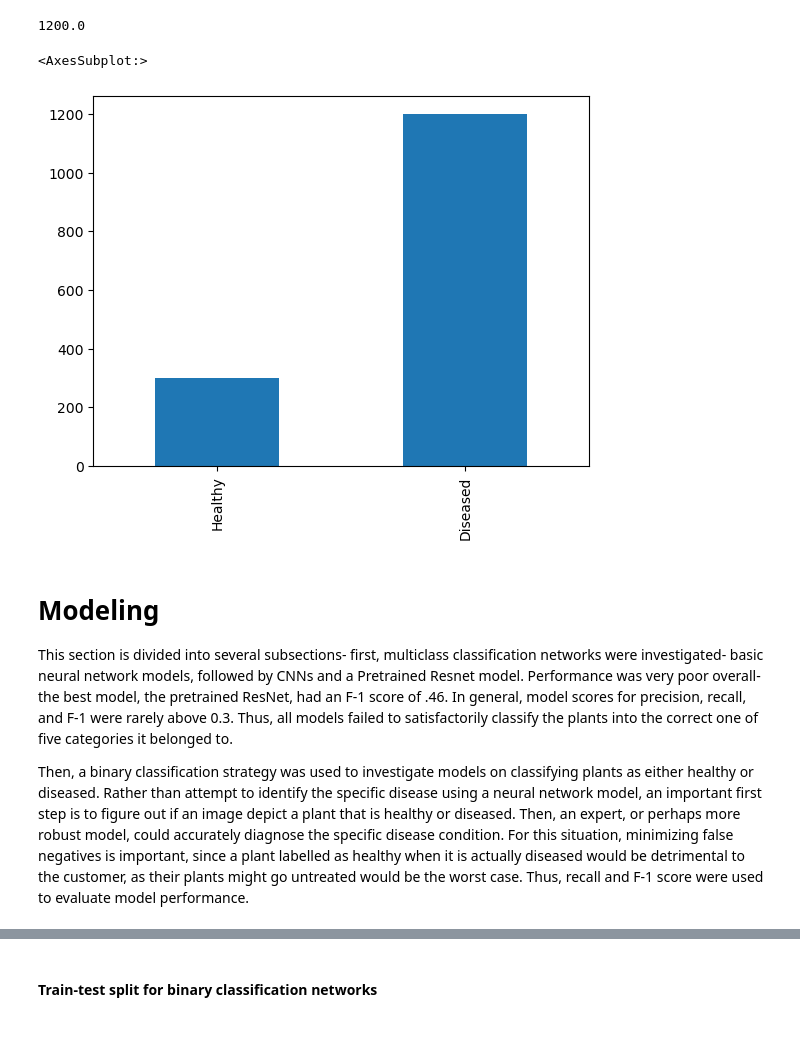
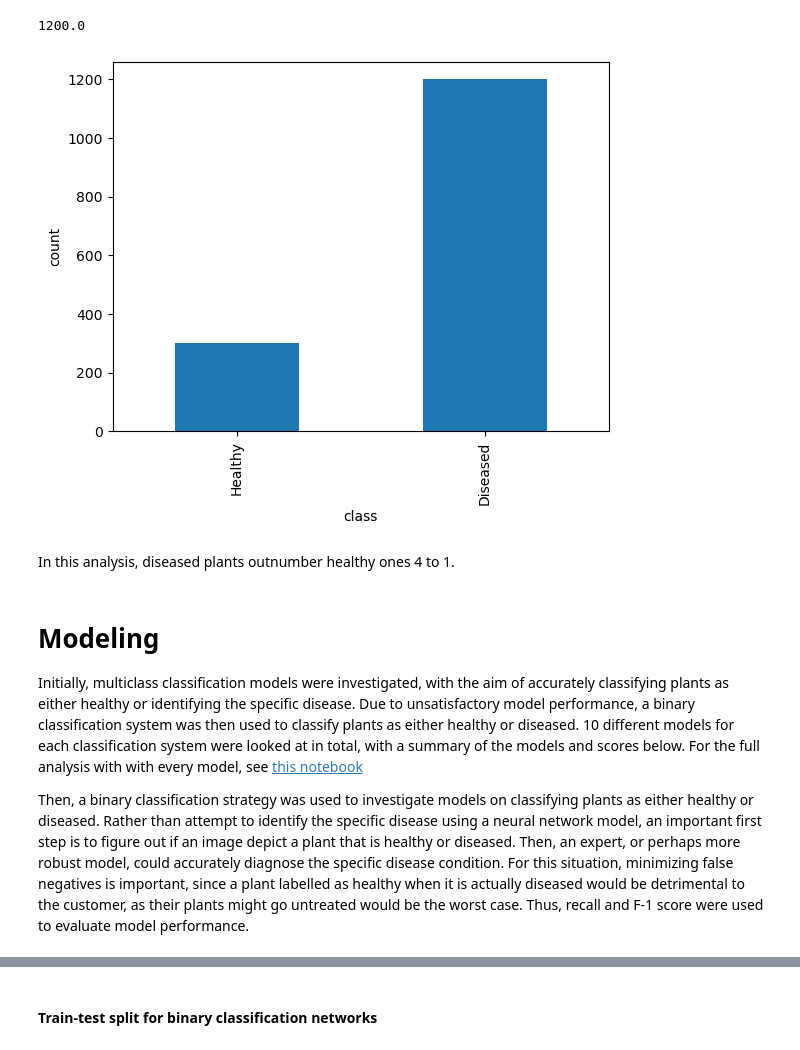
Before and after one commit to lalynjay/cassava_classification, a Jupyter notebook: best_models.ipynb, the cells around one changed output, grey strips where cells are left out. Cells and saved outputs as stored; diff of their text form; code cells hidden in the pictures.

```diff
--- a/best_models.ipynb
+++ b/best_models.ipynb
@@ -151,8 +251,9 @@ new
 # %%
-new.loc[new[4]==1,"Healthy"]=1
-new.loc[new[4]==0,"Healthy"]=0
-new.loc[new[4]==1,"Diseased"]=0
-new.loc[new[4]==0,"Diseased"]=1
-new
+# add column for diseased and healthy
+df.loc[df[4]==1,"Healthy"]=1
+df.loc[df[4]==0,"Healthy"]=0
+df.loc[df[4]==1,"Diseased"]=0
+df.loc[df[4]==0,"Diseased"]=1
+df.head()
 # %% [output]
 |  | 0 | 1 | 2 | 3 | 4 | Healthy | Diseased |
@@ -171,2 +265,4 @@ new
 # %%
-new.drop([0, 1, 2, 3, 4], axis=1, inplace=True)
+#drop other columns and preview
+df.drop([0, 1, 2, 3, 4], axis=1, inplace=True)
+df.head()
@@ -195,13 +289,17 @@ new['Diseased'].sum()
 # %% [output]
 1200.0
 # %%
-new.sum().plot(kind='bar')
+#visualize class imbalance
+df.sum().plot(kind='bar', xlabel='class', ylabel='count');
 # %% [output]
-<AxesSubplot:>
-[figure, old version]
+[figure, new version]
+# %% [markdown]
+In this analysis, diseased plants outnumber healthy ones 4 to 1.
 # %% [markdown]
 # Modeling
 
-This section is divided into several subsections- first, multiclass classification networks were investigated- basic neural network models, followed by CNNs and a Pretrained Resnet model. Performance was very poor overall- the best model, the pretrained ResNet, had an F-1 score of .46. In general, model scores for precision, recall, and F-1 were rarely above 0.3. Thus, all models failed to satisfactorily classify the plants into the correct one of five categories it belonged to.
+Initially, multiclass classification models were investigated, with the aim of accurately classifying plants as either healthy or identifying the specific disease. Due to unsatisfactory model performance, a binary classification system was then used to classify plants as either healthy or diseased. 10 different models for each classification system were looked at in total, with a summary of the models and scores below. For the full analysis with with every model, see
+[this notebook](https://github.com/lalynjay/cassava_classification/blob/main/Time_series_analysis.ipynb)
+
 
 Then, a binary classification strategy was used to investigate models on classifying plants as either healthy or diseased. Rather than attempt to identify the specific disease using a neural network model, an important first step is to figure out if an image depict a plant that is healthy or diseased. Then, an expert, or perhaps more robust model, could accurately diagnose the specific disease condition. For this situation, minimizing false negatives is important, since a plant labelled as healthy when it is actually diseased would be detrimental to the customer, as their plants might go untreated would be the worst case. Thus, recall and F-1 score were used to evaluate model performance.
```
Also changed, not shown: parts of 119 cells of this notebook, 1 other file.
